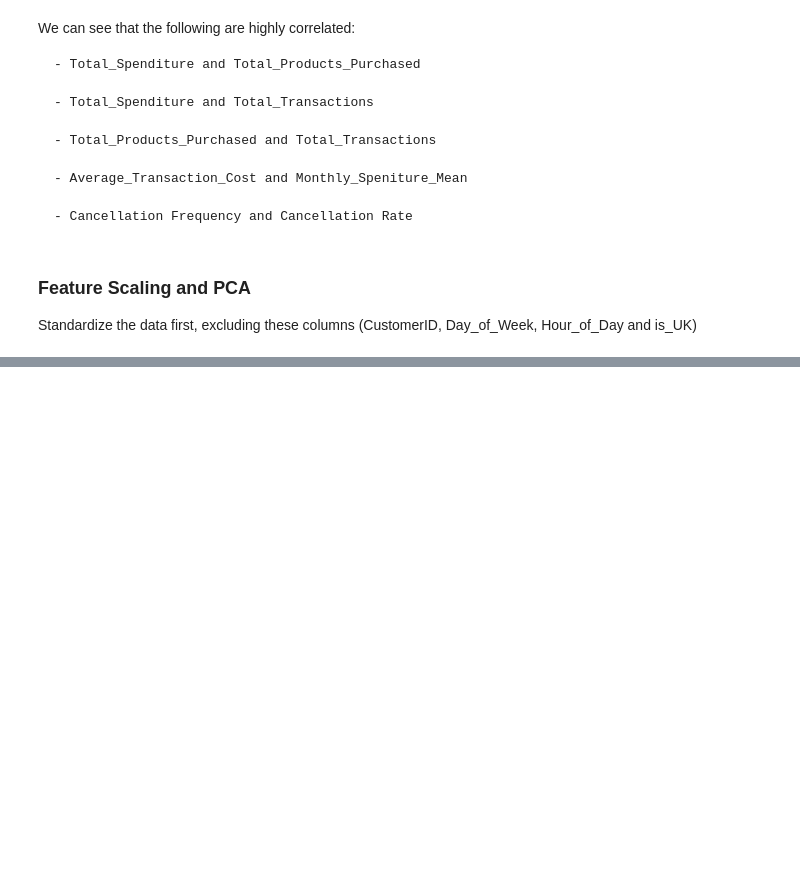
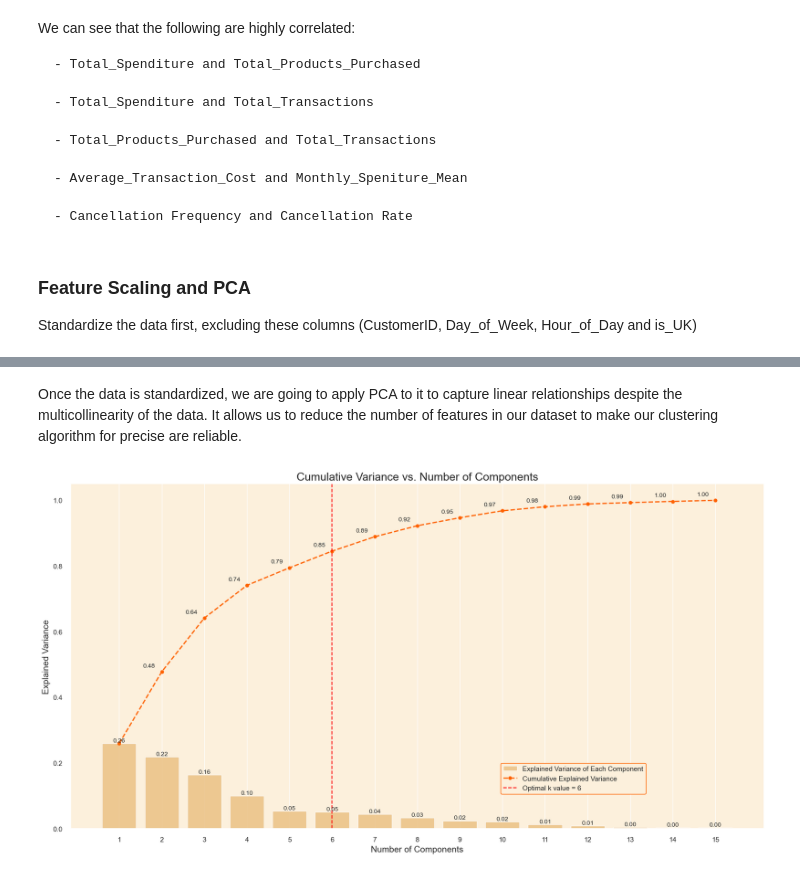
Before and after one commit to Andrew-Andrew0302/Customer_Segmentation, a Jupyter notebook: Customer_Segmentation.ipynb, the cells around one changed output, grey strips where cells are left out. Saved outputs shown, nothing was run; the diff lists cells and outputs as text; code cells hidden in the pictures; blank space fills up the shorter version.

Commit message:
Updated (Added PCA, and K-means clustering)

```diff
--- a/Customer_Segmentation.ipynb
+++ b/Customer_Segmentation.ipynb
@@ -706,0 +707,60 @@ Now, we do
+# %% [markdown]
+Once the data is standardized, we are going to apply PCA to it to capture linear relationships despite the multicollinearity of the data. It allows us to reduce the number of features in our dataset to make our clustering algorithm for precise are reliable.
+# %%
+# Setting CustomerID as the index column
+customer_scaled.set_index('CustomerID', inplace=True)
+
+# Apply PCA
+pca = PCA().fit(customer_scaled)
+
+# Calculate the Cumulative Sum of the Explained Variance
+explained_variance_ratio = pca.explained_variance_ratio_
+cumulative_explained_variance = np.cumsum(explained_variance_ratio)
+
+optimal_k = 6
+
+# Set seaborn plot style
+sns.set(rc={'axes.facecolor': '#fcf0dc'}, style='darkgrid')
+
+# Plot the cumulative explained variance against the number of components
+plt.figure(figsize=(20, 10))
+
+# Bar chart for the explained variance of each component
+barplot = sns.barplot(x=list(range(1, len(cumulative_explained_variance) + 1)),
+                      y=explained_variance_ratio,
+                      color='#fcc36d',
+                      alpha=0.8)
+
+# Line plot for the cumulative explained variance
+lineplot, = plt.plot(range(0, len(cumulative_explained_variance)), cumulative_explained_variance,
+                     marker='o', linestyle='--', color='#ff6200', linewidth=2)
+
+# Plot optimal k value line
+optimal_k_line = plt.axvline(optimal_k - 1, color='red', linestyle='--', label=f'Optimal k value = {optimal_k}')
+
+# Set labels and title
+plt.xlabel('Number of Components', fontsize=14)
+plt.ylabel('Explained Variance', fontsize=14)
+plt.title('Cumulative Variance vs. Number of Components', fontsize=18)
+
+# Customize ticks and legend
+plt.xticks(range(0, len(cumulative_explained_variance)))
+plt.legend(handles=[barplot.patches[0], lineplot, optimal_k_line],
+           labels=['Explained Variance of Each Component', 'Cumulative Explained Variance', f'Optimal k value = {optimal_k}'],
+           loc=(0.62, 0.1),
+           frameon=True,
+           framealpha=1.0,
+           edgecolor='#ff6200')
+
+# Display the variance values for both graphs on the plots
+x_offset = -0.3
+y_offset = 0.01
+for i, (ev_ratio, cum_ev_ratio) in enumerate(zip(explained_variance_ratio, cumulative_explained_variance)):
+    plt.text(i, ev_ratio, f"{ev_ratio:.2f}", ha="center", va="bottom", fontsize=10)
+    if i > 0:
+        plt.text(i + x_offset, cum_ev_ratio + y_offset, f"{cum_ev_ratio:.2f}", ha="center", va="bottom", fontsize=10)
+
+plt.grid(axis='both')
+plt.show()
+# %% [output]
+[figure, added]
```
Also changed, not shown: parts of 10 cells of this notebook.
